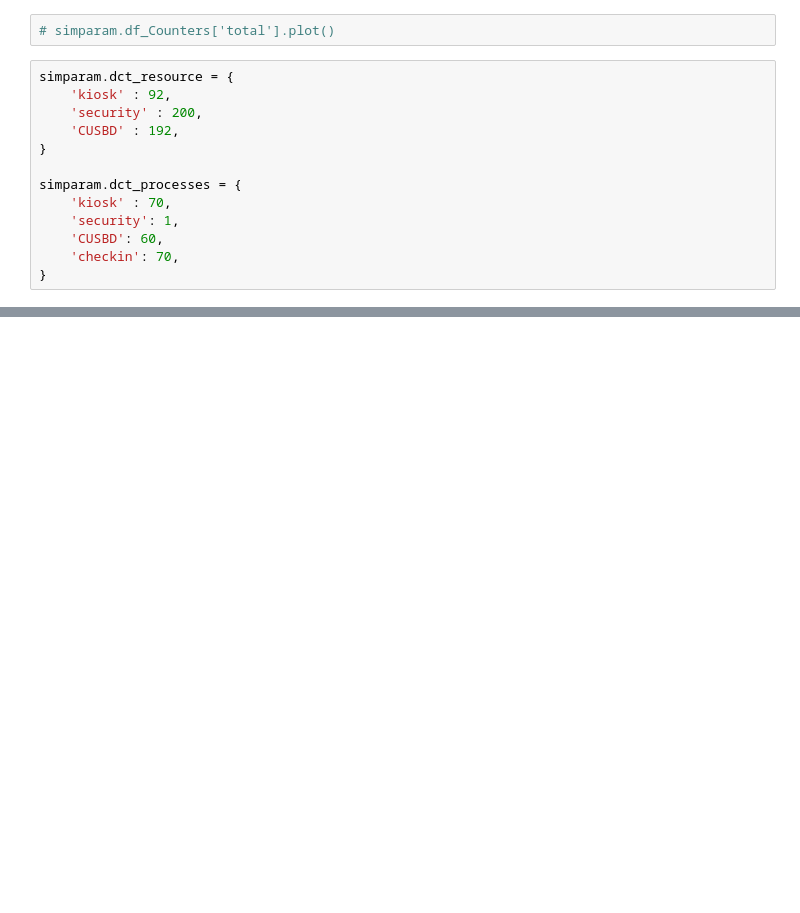
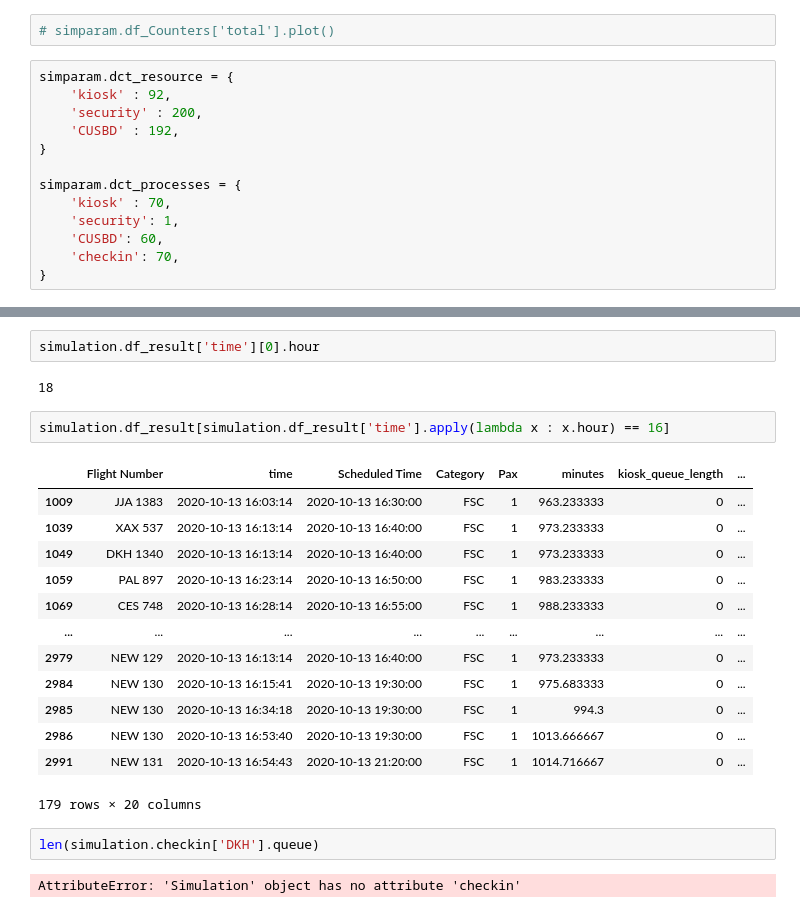
Before and after one commit to AntoineGlacet/KAPpaxsim, a Jupyter notebook: notebooks/stripped/antoine_4F-6k.ipynb, the cells around one changed output, grey strips where cells are left out. Drawn from its saved outputs; the diff is of its cells as text; blank space fills up the shorter version.

```diff
--- a/notebooks/stripped/antoine_4F-6k.ipynb
+++ b/notebooks/stripped/antoine_4F-6k.ipynb
@@ -57,0 +262,24 @@ simulation.plot_result()
+# %%
+simulation.df_result['time'][0].hour
+# %% [output]
+18
+# %%
+simulation.df_result[simulation.df_result['time'].apply(lambda x : x.hour) == 16]
+# %% [output]
+|  | Flight Number | time | Scheduled Time | Category | Pax | minutes | kiosk_queue_length | ... |
+| 1009 | JJA 1383 | 2020-10-13 16:03:14 | 2020-10-13 16:30:00 | FSC | 1 | 963.233333 | 0 | ... |
+| 1039 | XAX 537 | 2020-10-13 16:13:14 | 2020-10-13 16:40:00 | FSC | 1 | 973.233333 | 0 | ... |
+| 1049 | DKH 1340 | 2020-10-13 16:13:14 | 2020-10-13 16:40:00 | FSC | 1 | 973.233333 | 0 | ... |
+| 1059 | PAL 897 | 2020-10-13 16:23:14 | 2020-10-13 16:50:00 | FSC | 1 | 983.233333 | 0 | ... |
+| 1069 | CES 748 | 2020-10-13 16:28:14 | 2020-10-13 16:55:00 | FSC | 1 | 988.233333 | 0 | ... |
+| ... | ... | ... | ... | ... | ... | ... | ... | ... |
+| 2979 | NEW 129 | 2020-10-13 16:13:14 | 2020-10-13 16:40:00 | FSC | 1 | 973.233333 | 0 | ... |
+| 2984 | NEW 130 | 2020-10-13 16:15:41 | 2020-10-13 19:30:00 | FSC | 1 | 975.683333 | 0 | ... |
+| 2985 | NEW 130 | 2020-10-13 16:34:18 | 2020-10-13 19:30:00 | FSC | 1 | 994.3 | 0 | ... |
+| 2986 | NEW 130 | 2020-10-13 16:53:40 | 2020-10-13 19:30:00 | FSC | 1 | 1013.666667 | 0 | ... |
+| 2991 | NEW 131 | 2020-10-13 16:54:43 | 2020-10-13 21:20:00 | FSC | 1 | 1014.716667 | 0 | ... |
+179 rows × 20 columns
+# %%
+len(simulation.checkin['DKH'].queue)
+# %% [output]
+AttributeError: 'Simulation' object has no attribute 'checkin'
```
Also changed, not shown: parts of 10 cells of this notebook, 1 other file.
